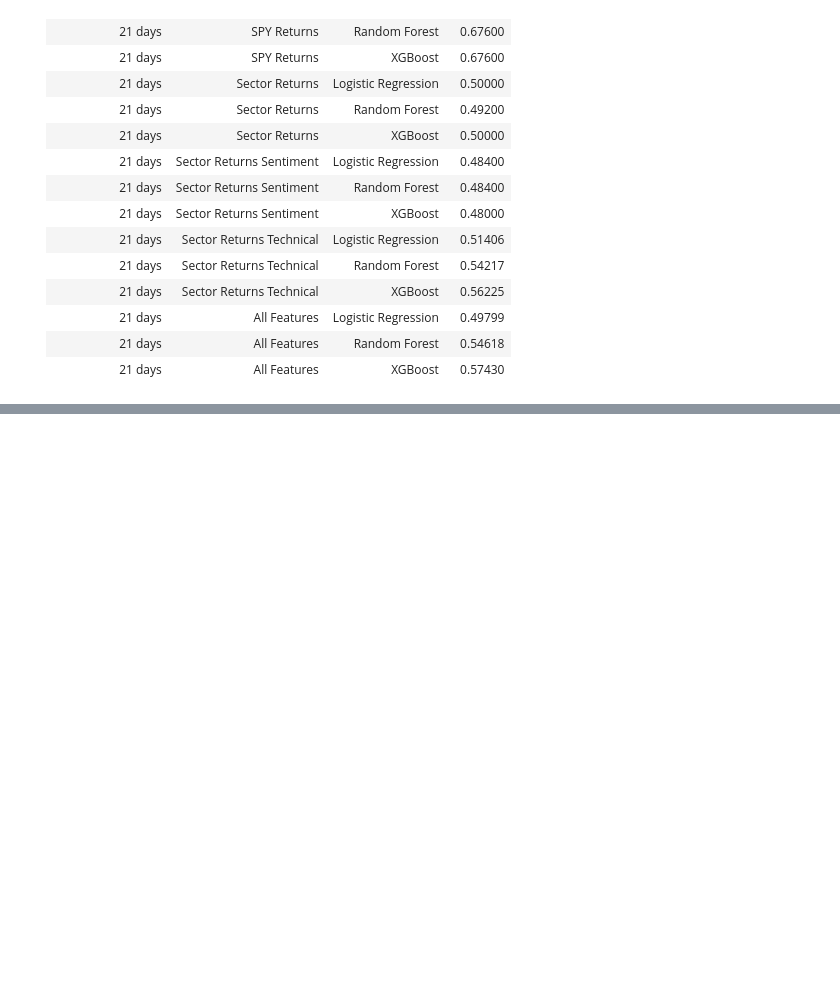
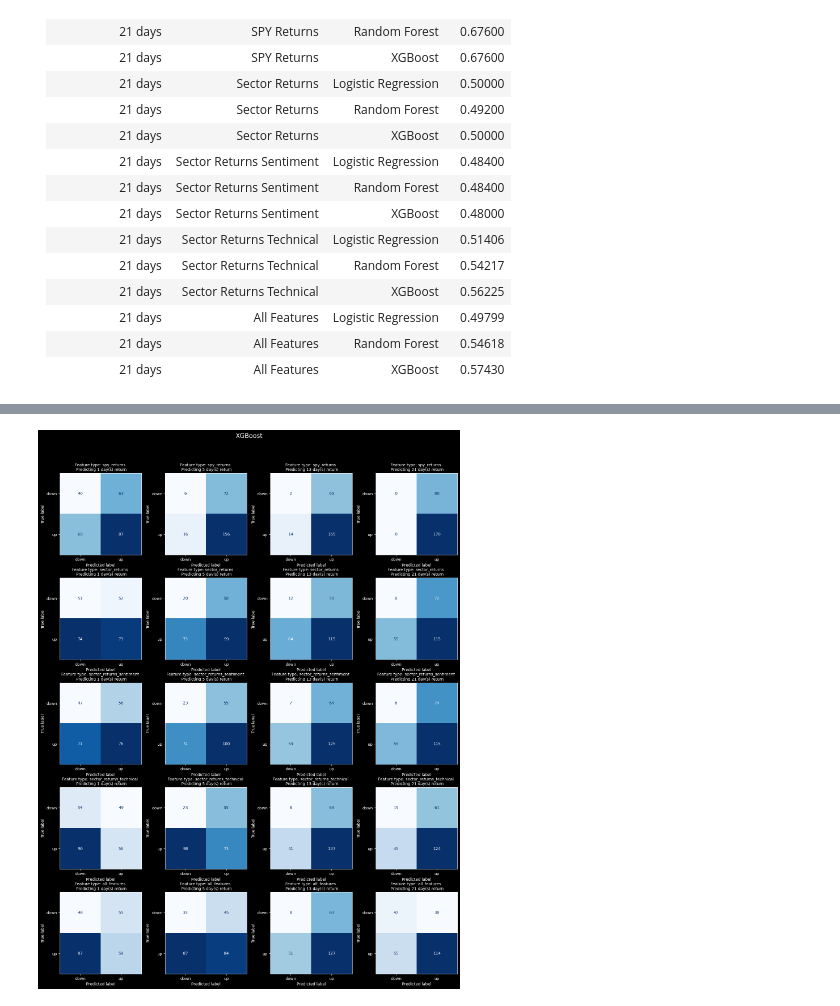
Before and after one commit to nogibjj/Hedgehog, a Jupyter notebook: predict_direction.ipynb, the cells around one changed output, grey strips where cells are left out. Cells and saved outputs as stored; diff of their text form; code cells hidden in the pictures; blank space fills up the shorter version.

```diff
--- a/predict_direction.ipynb
+++ b/predict_direction.ipynb
@@ -165,0 +311,4 @@ Accuracy: 0.57430
+# %%
+plot_all_confusion_matrices(models_key["xgboost"], "XGBoost")
+# %% [output]
+[figure, added]
```
Also changed, not shown: parts of 6 cells of this notebook, 1 other file.
